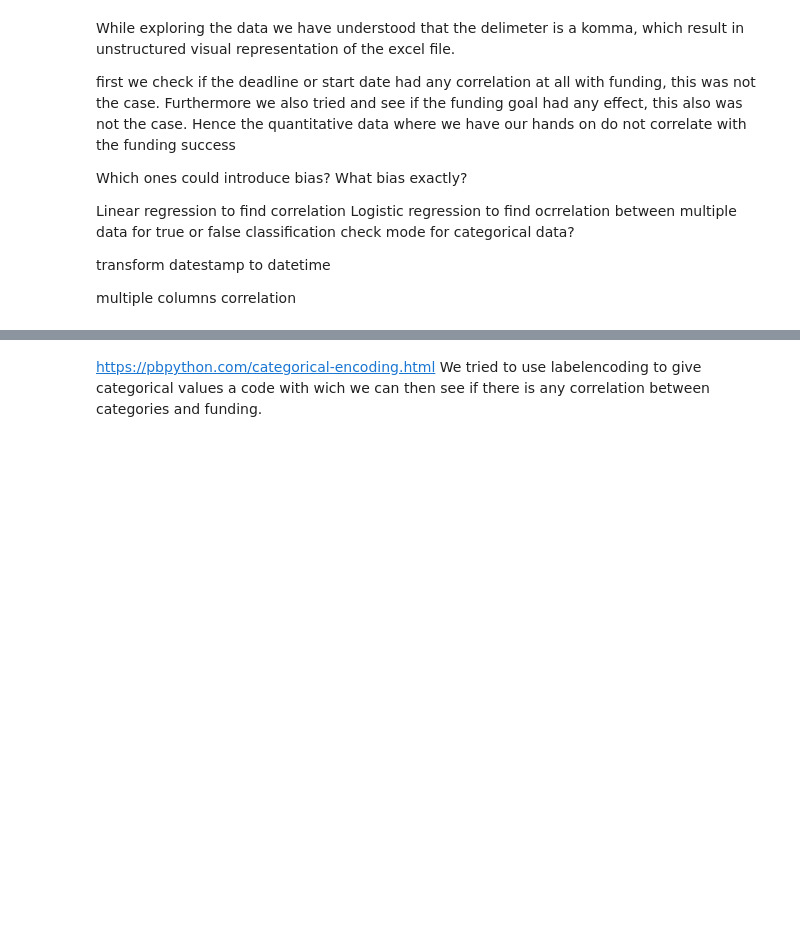
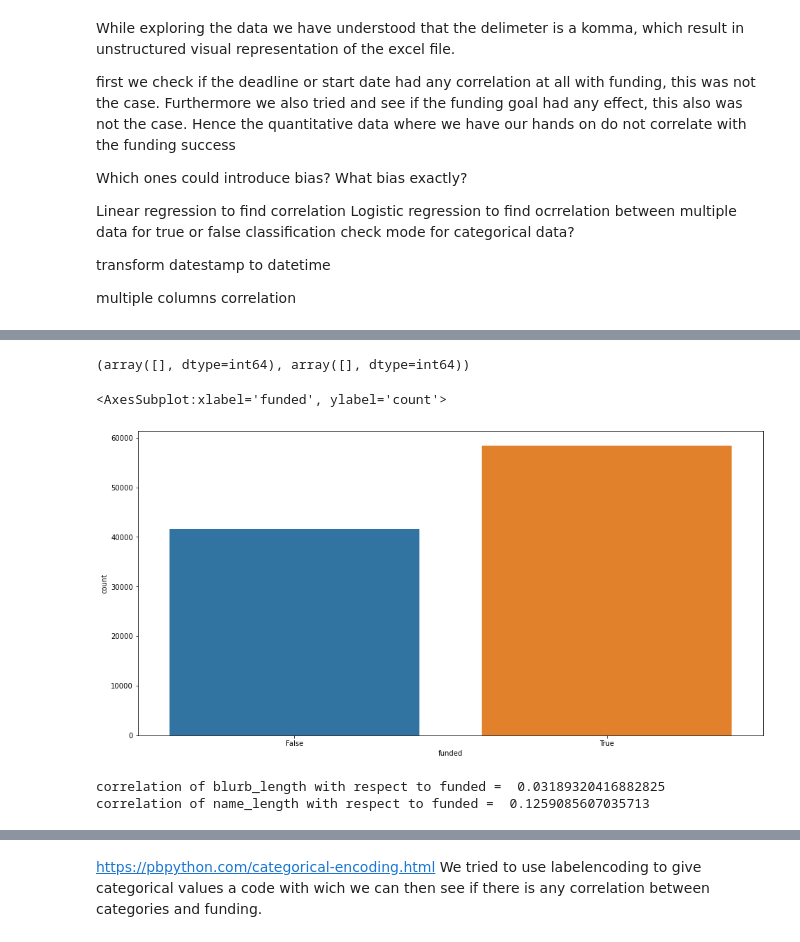
Before and after one commit to ChakirBelhaj/python-for-text-analysis, a Jupyter notebook: project/project.ipynb, the cells around one changed output, grey strips where cells are left out. Saved outputs shown, nothing was run; the diff lists cells and outputs as text; code cells hidden in the pictures; blank space fills up the shorter version.

```diff
--- a/project/project.ipynb
+++ b/project/project.ipynb
@@ -119,0 +53,3 @@ display(df.sample(100))
+# %%
+trainData = pd.read_csv (r'./KS_model_training_data.csv', sep = ',')
+trainData = trainData.drop(columns=['backers_count', 'converted_pledged_amount', 'pledged', 'usd_pledged'])
@@ -119,0 +77,27 @@ display(df.sample(100))
+# %%
+trainData = trainData.dropna()
+np.where(trainData.applymap(lambda x: x == ''))
+# %% [output]
+(array([], dtype=int64), array([], dtype=int64))
+# %%
+sns.countplot(trainData['funded'])
+# %% [output]
+<AxesSubplot:xlabel='funded', ylabel='count'>
+[figure, added]
+# %%
+trainData['created_at'] = pd.to_datetime(trainData['created_at'],unit='s')
+trainData['created_month'] = trainData.created_at.apply(lambda x: x.month)
+trainData['deadline'] = pd.to_datetime(trainData['deadline'],unit='s')
+
+#derived features
+trainData['created_year'] = trainData.created_at.apply(lambda x: x.year)
+trainData['blurb_length'] = trainData['blurb'].str.len()
+trainData['name_length'] = trainData['name'].str.len()
+
+blength = np.corrcoef(trainData['funded'], trainData['blurb_length'])
+nlength = np.corrcoef(trainData['funded'], trainData['name_length'])
+print("correlation of blurb_length with respect to funded =  " + str(blength[1][0]))
+print("correlation of name_length with respect to funded =  " + str(nlength[1][0]))
+# %% [output]
+correlation of blurb_length with respect to funded =  0.03189320416882825
+correlation of name_length with respect to funded =  0.1259085607035713
```
Also changed, not shown: parts of 25 cells of this notebook, 8 other files.
